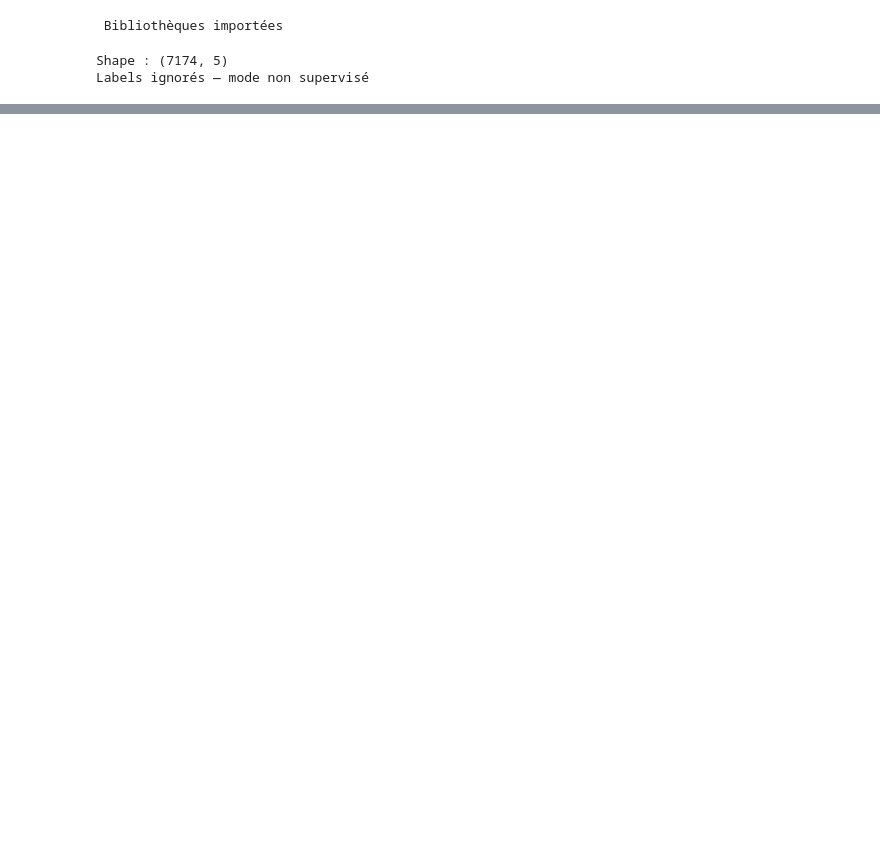
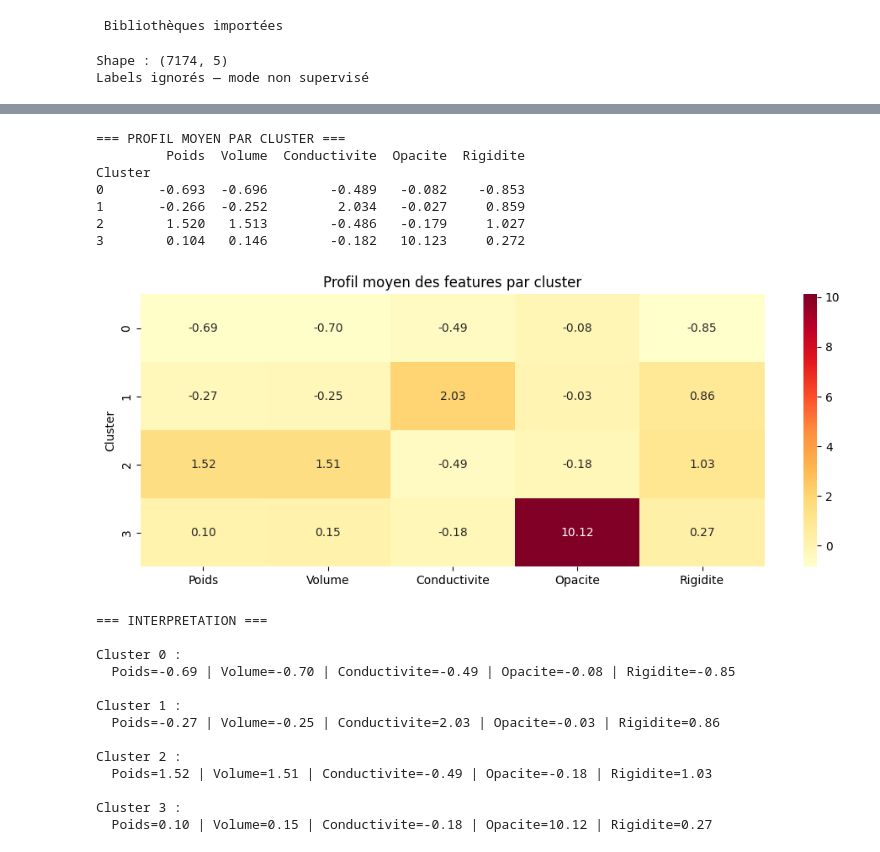
Before and after one commit to islemtalbi/projet_ML2026, a Jupyter notebook: notebooks/03_Clustering.ipynb, the cells around one changed output, grey strips where cells are left out. Cells and saved outputs as stored; diff of their text form; code cells hidden in the pictures; blank space fills up the shorter version.

Commit message:
interpretation des clusters et sauvegarde

```diff
--- a/notebooks/03_Clustering.ipynb
+++ b/notebooks/03_Clustering.ipynb
@@ -113,0 +115,46 @@ plt.show()
+# %%
+# === INTERPRETATION DES CLUSTERS ===
+X_interpret = X.copy()
+X_interpret['Cluster'] = labels_clusters
+
+print("=== PROFIL MOYEN PAR CLUSTER ===")
+profil = X_interpret.groupby('Cluster')[features].mean().round(3)
+print(profil)
+
+# Heatmap des profils
+plt.figure(figsize=(10, 4))
+sns.heatmap(profil, annot=True, fmt='.2f', cmap='YlOrRd')
+plt.title('Profil moyen des features par cluster')
+plt.tight_layout()
+plt.show()
+
+# Interprétation textuelle basée sur les valeurs observées
+print("\n=== INTERPRETATION ===")
+for cluster_id in range(4):
+    row = profil.loc[cluster_id]
+    print(f"\nCluster {cluster_id} :")
+    print(f"  Poids={row['Poids']:.2f} | Volume={row['Volume']:.2f} | "
+          f"Conductivite={row['Conductivite']:.2f} | "
+          f"Opacite={row['Opacite']:.2f} | Rigidite={row['Rigidite']:.2f}")
+# %% [output]
+=== PROFIL MOYEN PAR CLUSTER ===
+         Poids  Volume  Conductivite  Opacite  Rigidite
+Cluster
+0       -0.693  -0.696        -0.489   -0.082    -0.853
+1       -0.266  -0.252         2.034   -0.027     0.859
+2        1.520   1.513        -0.486   -0.179     1.027
+3        0.104   0.146        -0.182   10.123     0.272
+[figure, added]
+=== INTERPRETATION ===
+
+Cluster 0 :
+  Poids=-0.69 | Volume=-0.70 | Conductivite=-0.49 | Opacite=-0.08 | Rigidite=-0.85
+
+Cluster 1 :
+  Poids=-0.27 | Volume=-0.25 | Conductivite=2.03 | Opacite=-0.03 | Rigidite=0.86
+
+Cluster 2 :
+  Poids=1.52 | Volume=1.51 | Conductivite=-0.49 | Opacite=-0.18 | Rigidite=1.03
+
+Cluster 3 :
+  Poids=0.10 | Volume=0.15 | Conductivite=-0.18 | Opacite=10.12 | Rigidite=0.27
```
Also changed, not shown: parts of 5 cells of this notebook.
